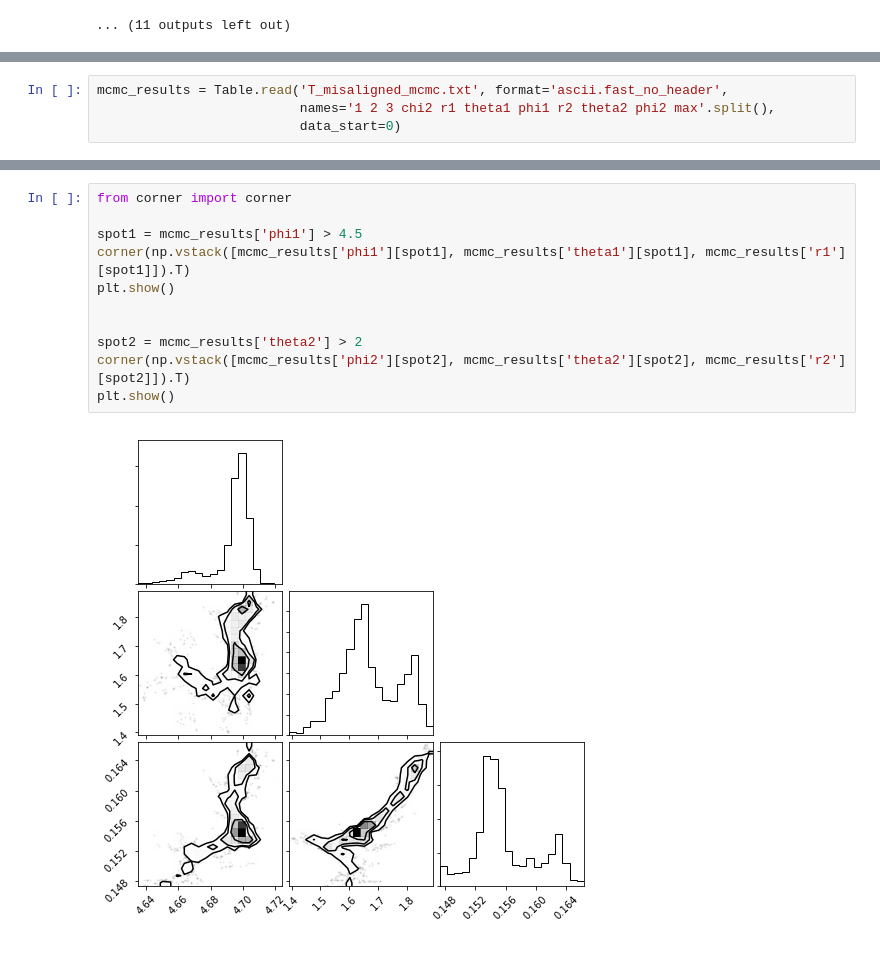
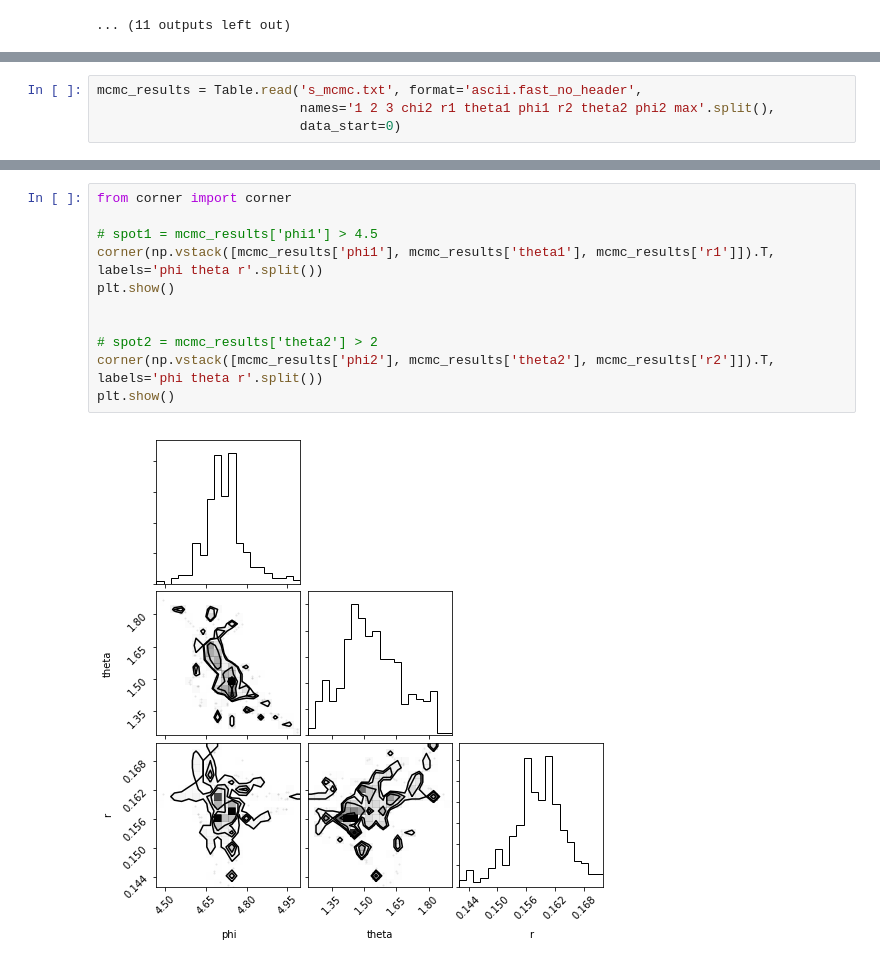
Before and after one commit to bmorris3/EPIC2475, a Jupyter notebook: chop_results.ipynb, the cells around one changed output, grey strips where cells are left out. Saved outputs shown, nothing was run; the diff lists cells and outputs as text.

Commit message:
'final' non-evolving results

```diff
--- a/chop_results.ipynb
+++ b/chop_results.ipynb
@@ -95,5 +95,5 @@ m_short_parambest.txt
 # %%
-mcmc_results = Table.read('T_misaligned_mcmc.txt', format='ascii.fast_no_header',
+mcmc_results = Table.read('s_mcmc.txt', format='ascii.fast_no_header',
                           names='1 2 3 chi2 r1 theta1 phi1 r2 theta2 phi2 max'.split(),
                           data_start=0)
 # %%
@@ -105,13 +107,13 @@ plt.scatter(mcmc_results['phi2'], mcmc_results['theta2'], alpha=0.005)
 # %%
 from corner import corner
 
-spot1 = mcmc_results['phi1'] > 4.5
-corner(np.vstack([mcmc_results['phi1'][spot1], mcmc_results['theta1'][spot1], mcmc_results['r1'][spot1]]).T)
+# spot1 = mcmc_results['phi1'] > 4.5
+corner(np.vstack([mcmc_results['phi1'], mcmc_results['theta1'], mcmc_results['r1']]).T, labels='phi theta r'.split())
 plt.show()
 
 
-spot2 = mcmc_results['theta2'] > 2
-corner(np.vstack([mcmc_results['phi2'][spot2], mcmc_results['theta2'][spot2], mcmc_results['r2'][spot2]]).T)
+# spot2 = mcmc_results['theta2'] > 2
+corner(np.vstack([mcmc_results['phi2'], mcmc_results['theta2'], mcmc_results['r2']]).T, labels='phi theta r'.split())
 plt.show()
 # %% [output]
-[figure, old version]
+[figure, new version]
```
Also changed, not shown: parts of 3 cells of this notebook.
